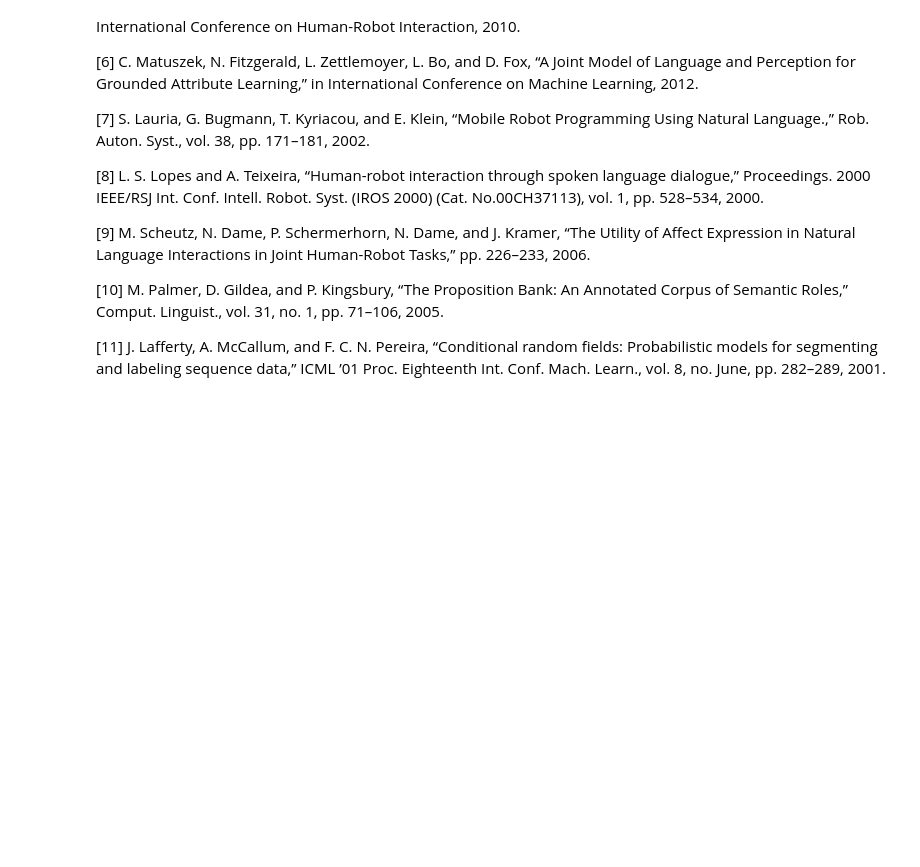
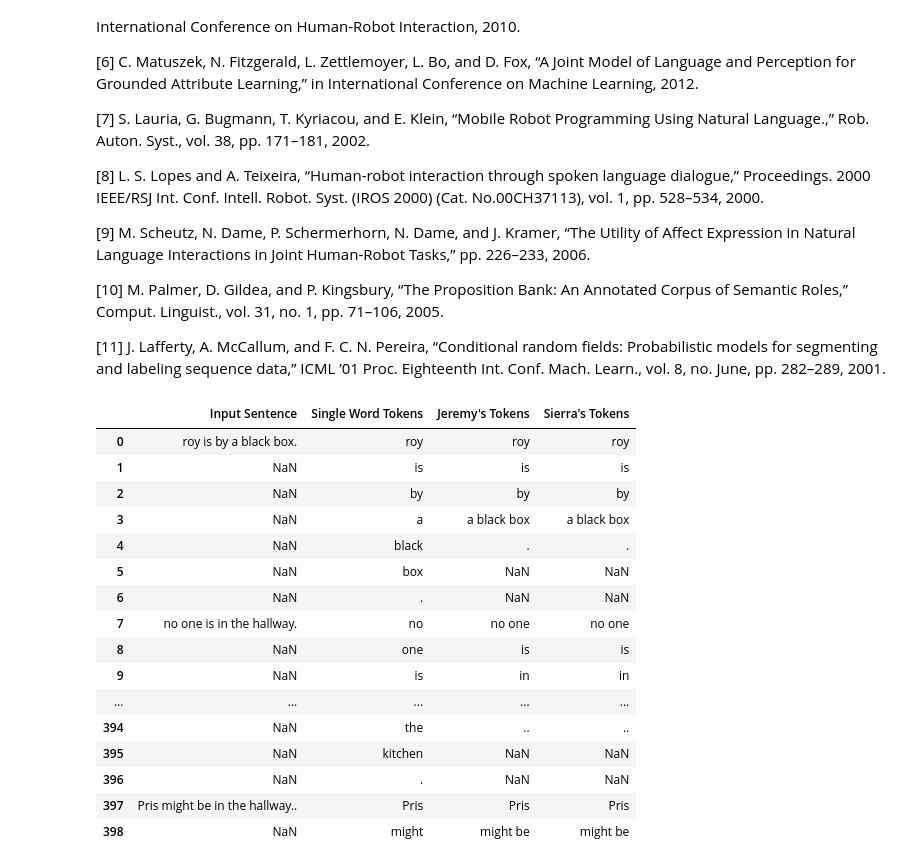
Before and after one commit to COHRINT/cops_and_robots, a Jupyter notebook: resources/notebooks/Chatbox/Main.ipynb, the cells around one changed output. Cells and saved outputs as stored; diff of their text form; code cells hidden in the pictures; blank space fills up the shorter version.

```diff
--- a/resources/notebooks/Chatbox/Main.ipynb
+++ b/resources/notebooks/Chatbox/Main.ipynb
@@ -522,3 +719,30 @@ $$
 [10] M. Palmer, D. Gildea, and P. Kingsbury, “The Proposition Bank: An Annotated Corpus of Semantic Roles,” Comput. Linguist., vol. 31, no. 1, pp. 71–106, 2005.
 
 [11] J. Lafferty, A. McCallum, and F. C. N. Pereira, “Conditional random fields: Probabilistic models for segmenting and labeling sequence data,” ICML ’01 Proc. Eighteenth Int. Conf. Mach. Learn., vol. 8, no. June, pp. 282–289, 2001.
+# %%
+%load_ext autoreload
+%autoreload 2
+from IPython.display import display
+from IPython.core.display import HTML
+
+from cops_and_robots.human_tools.chatbox import DataHandler
+dh = DataHandler()
+HTML(dh.df[["Input Sentence","Single Word Tokens","Jeremy's Tokens","Sierra's Tokens"]].to_html())
+# %% [output]
+|  | Input Sentence | Single Word Tokens | Jeremy's Tokens | Sierra's Tokens |
+| 0 | roy is by a black box. | roy | roy | roy |
+| 1 | NaN | is | is | is |
+| 2 | NaN | by | by | by |
+| 3 | NaN | a | a black box | a black box |
+| 4 | NaN | black | . | . |
+| 5 | NaN | box | NaN | NaN |
+| 6 | NaN | . | NaN | NaN |
+| 7 | no one is in the hallway. | no | no one | no one |
+| 8 | NaN | one | is | is |
+| 9 | NaN | is | in | in |
+| ... | ... | ... | ... | ... |
+| 394 | NaN | the | .. | .. |
+| 395 | NaN | kitchen | NaN | NaN |
+| 396 | NaN | . | NaN | NaN |
+| 397 | Pris might be in the hallway.. | Pris | Pris | Pris |
+| 398 | NaN | might | might be | might be |
```
Also changed, not shown: parts of 29 cells of this notebook, 51 other files.
